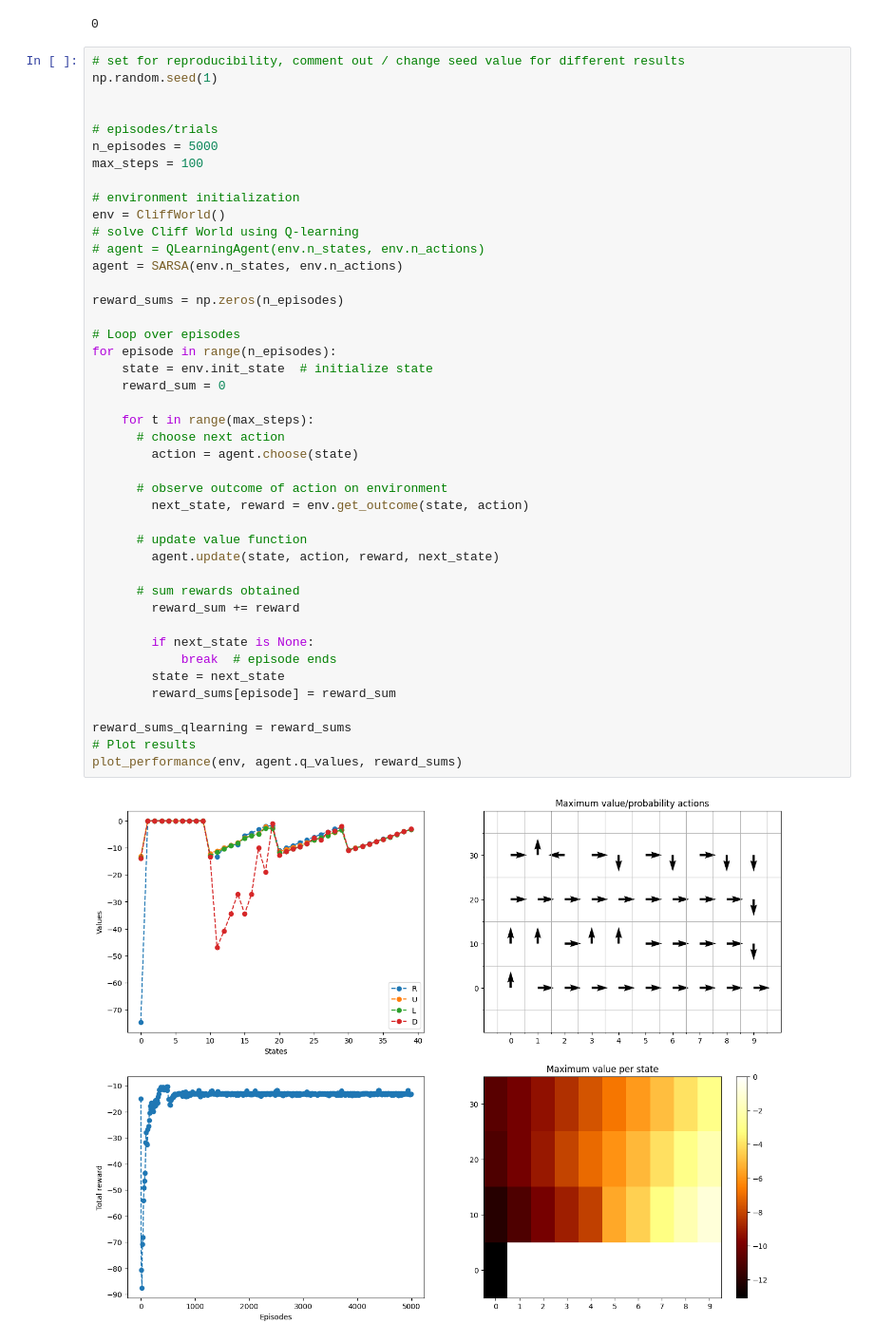
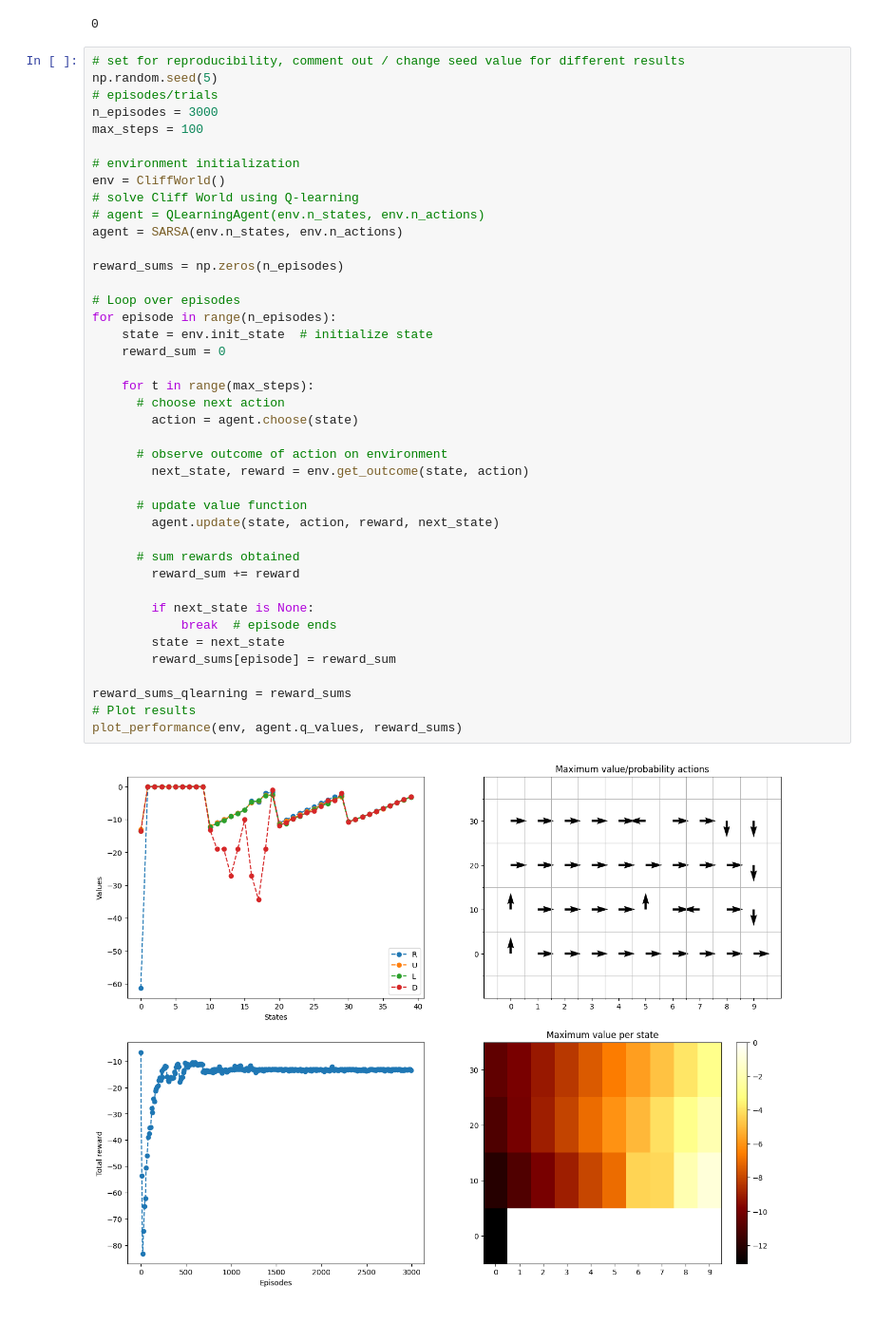
Before and after one commit to clmnlab/CCN_Course, a Jupyter notebook: Tutorial-RL/Tutorial-RL_GridWorld.ipynb, the cells around one changed output. Shown: that part at 95% size. Cells and saved outputs as stored; diff of their text form.

```diff
--- a/Tutorial-RL/Tutorial-RL_GridWorld.ipynb
+++ b/Tutorial-RL/Tutorial-RL_GridWorld.ipynb
@@ -32,11 +32,9 @@ print(state)
 0
 # %%
 # set for reproducibility, comment out / change seed value for different results
-np.random.seed(1)
-
-
+np.random.seed(5)
 # episodes/trials
-n_episodes = 5000
+n_episodes = 3000
 max_steps = 100
 
 # environment initialization
@@ -47,33 +45,33 @@ agent = SARSA(env.n_states, env.n_actions)
 
 reward_sums = np.zeros(n_episodes)
 
 # Loop over episodes
 for episode in range(n_episodes):
     state = env.init_state  # initialize state
     reward_sum = 0
 
     for t in range(max_steps):
       # choose next action
         action = agent.choose(state)
 
       # observe outcome of action on environment
         next_state, reward = env.get_outcome(state, action)
 
       # update value function
         agent.update(state, action, reward, next_state)
 
       # sum rewards obtained
         reward_sum += reward
 
         if next_state is None:
             break  # episode ends
         state = next_state
         reward_sums[episode] = reward_sum
 
 reward_sums_qlearning = reward_sums
 # Plot results
 plot_performance(env, agent.q_values, reward_sums)
 # %% [output]
-[figure, old version]
+[figure, new version]
 # %% [markdown]
 ## GYM environment (OpenAI)
```
Also changed, not shown: parts of 10 cells of this notebook, 2 other files.
